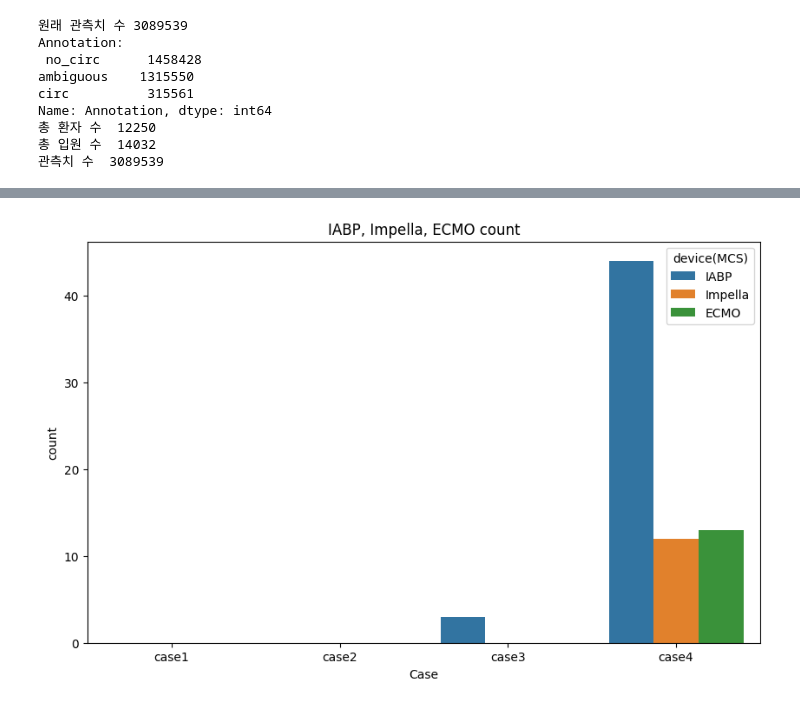
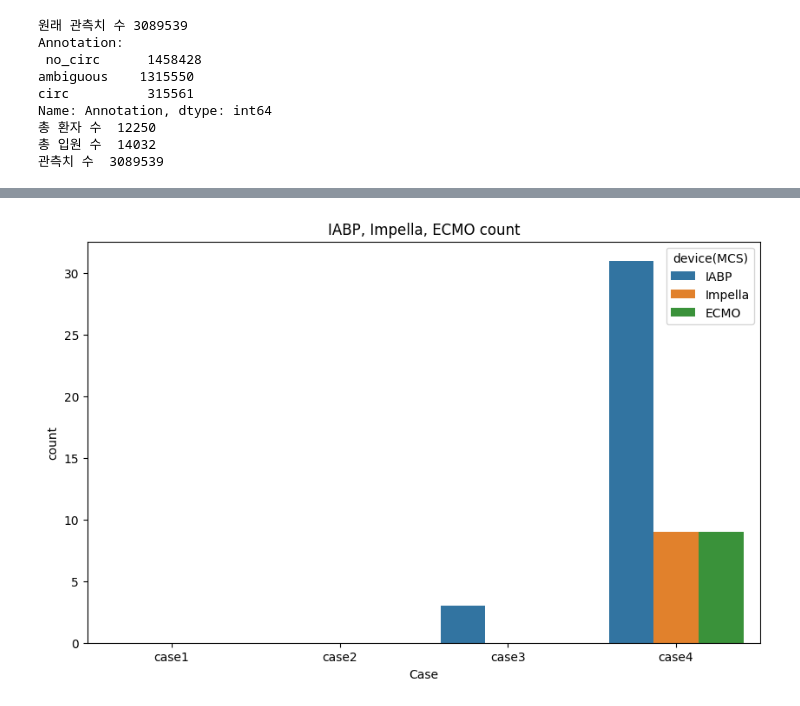
Before and after one commit to Jeong-Eul/CIRC_SCL, a Jupyter notebook: mainCircline.ipynb, the cells around one changed output, grey strips where cells are left out. Saved outputs shown, nothing was run; the diff lists cells and outputs as text; code cells hidden in the pictures.

```diff
--- a/mainCircline.ipynb
+++ b/mainCircline.ipynb
@@ -1054,7 +1067,7 @@ def septic_shock(df):
     sample = df.copy()
 
     sample['septic_shock'] = 0
-    sepsis_index = sample[(sample['sepsis']==1) & (sample['Lactate']>=2) & (sample['vasoactive/inotropic']==1)].index
+    sepsis_index = sample[(sample['sepsis']==1) & (sample['Annotation']=='circ')].index
     sample.loc[sepsis_index, 'septic_shock'] = 1
 
     print('sample')
@@ -1257,7 +1231,7 @@ for hid in tqdm(result_5.stay_id.unique()):
         dyn_csv=pd.concat([dyn_csv,df2],axis=0)
 
 dyn_csv = dyn_csv.reset_index()
-dyn_csv['index'] = (dyn_csv['index'].values / 2)
+dyn_csv['index'] = (dyn_csv['index'].values)
 dyn_csv = dyn_csv.rename(columns = {'index': 'Time_since_ICU_admission'})
 
 import warnings
@@ -1289 +1263,8 @@ circ          229126
 Name: Annotation, dtype: int64
+# %%
+no_circ_state = df_cohort[(df_cohort['Annotation']=='no_circ')]
+
+drop_patient_case1_2 = no_circ_state[(no_circ_state['IABP'] == 1) | (no_circ_state['Impella'] == 1) | (no_circ_state['ECMO'] == 1)].stay_id.unique()
+drop_patient = drop_patient_case1_2
+
+print('제거 대상 입원 수 :', len(drop_patient))
@@ -1292,11 +1275,3 @@ sns1 = df_cohort[(df_cohort['Annotation']=='no_circ')&(df_cohort['circ_next_12h'
 sns2 = df_cohort[(df_cohort['Annotation']=='no_circ')&(df_cohort['circ_next_12h']==1)]
 sns3 = df_cohort[(df_cohort['Annotation']=='circ')&(df_cohort['circ_next_12h']==0)]
 sns4 = df_cohort[(df_cohort['Annotation']=='circ')&(df_cohort['circ_next_12h']==1)]
-# %%
-drop_patient_case1 = sns1[(sns1['IABP'] == 1) | (sns1['Impella'] == 1) | (sns1['ECMO'] == 1)].subject_id.unique()
-drop_patient = drop_patient_case1
-
-drop_patient_case2 = sns2[(sns2['IABP'] == 1) | (sns2['Impella'] == 1) | (sns2['ECMO'] == 1)].subject_id.unique()
-drop_patient = np.append(drop_patient, drop_patient_case2, axis =0)
-
-print('제거 대상 환자 수 :', len(drop_patient))
@@ -1337,32 +1310,32 @@ plt.show()
 import matplotlib.pyplot as plt
 import seaborn as sns
 import pandas as pd
 
-result_7 = df_cohort[~(df_cohort['subject_id'].isin(drop_patient))]
+result_7 = df_cohort[~(df_cohort['stay_id'].isin(drop_patient))]
 
 sns1 = result_7[(result_7['Annotation']=='no_circ')&(result_7['circ_next_12h']==0)]
 sns2 = result_7[(result_7['Annotation']=='no_circ')&(result_7['circ_next_12h']==1)]
 sns3 = result_7[(result_7['Annotation']=='circ')&(result_7['circ_next_12h']==0)]
 sns4 = result_7[(result_7['Annotation']=='circ')&(result_7['circ_next_12h']==1)]
 
 df_list = [('case1', sns1), ('case2', sns2), ('case3', sns3), ('case4', sns4)]
 data_for_plot = []
 
 for df_name, df in df_list:
     for device in ['IABP', 'Impella', 'ECMO']:
         sum_of_device = df[device].sum()  # 이진 변수이므로, 1의 값을 모두 합하여 총합을 계산합니다.
         data_for_plot.append({'DataFrame': df_name, 'Device': device, 'Count': sum_of_device})
 
 
 df_plot = pd.DataFrame(data_for_plot)
 
 plt.figure(figsize=(10, 6))
 sns.barplot(x='DataFrame', y='Count', hue='Device', data=df_plot)
 plt.title('IABP, Impella, ECMO count')
 plt.xlabel('Case')
 plt.ylabel('count')
 plt.legend(title='device(MCS)')
 
 plt.show()
 # %% [output]
-[figure, old version]
+[figure, new version]
```
Also changed, not shown: parts of 51 cells of this notebook.
